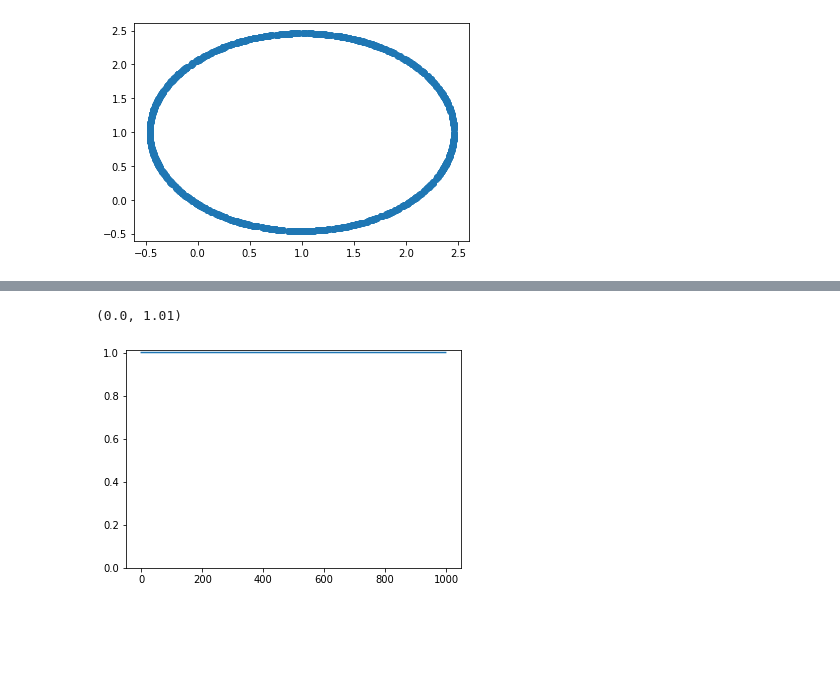
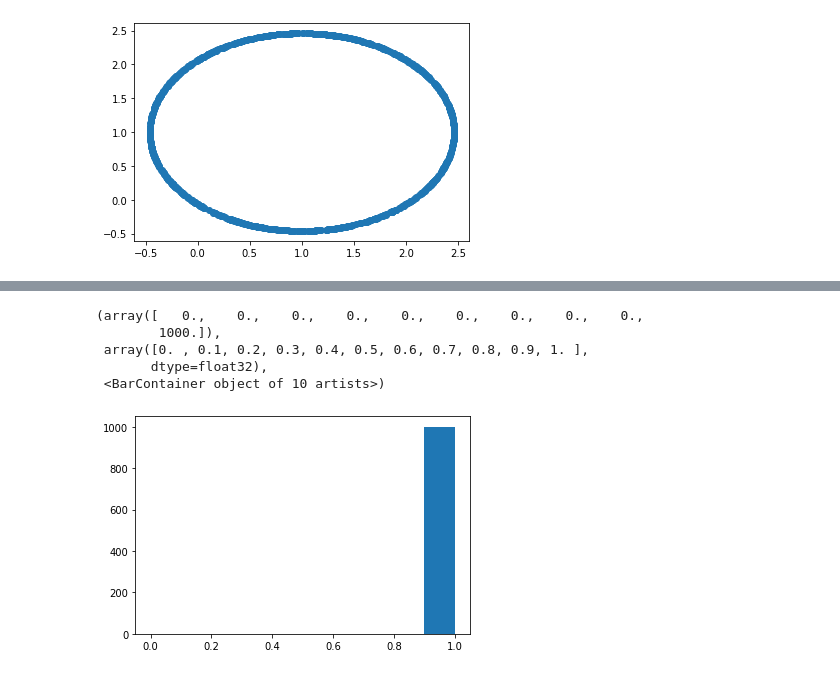
Before and after one commit to ludkinm/numpyro, a Jupyter notebook: notebooks/Hug_normal.ipynb, the cells around one changed output, grey strips where cells are left out. Cells and saved outputs as stored; diff of their text form; code cells hidden in the pictures; blank space fills up the shorter version.

```diff
--- a/notebooks/Hug_normal.ipynb
+++ b/notebooks/Hug_normal.ipynb
@@ -47,6 +47,9 @@ plt.plot(pe)
 # %%
-plt.plot(ap)
-plt.ylim(0,1.01)
+plt.hist(ap, range=(0,1))
 # %% [output]
-(0.0, 1.01)
+(array([   0.,    0.,    0.,    0.,    0.,    0.,    0.,    0.,    0.,
+        1000.]),
+ array([0. , 0.1, 0.2, 0.3, 0.4, 0.5, 0.6, 0.7, 0.8, 0.9, 1. ],
+       dtype=float32),
+ <BarContainer object of 10 artists>)
-[figure, old version]
+[figure, new version]
```
Also changed, not shown: parts of 3 cells of this notebook, 11 other files.
